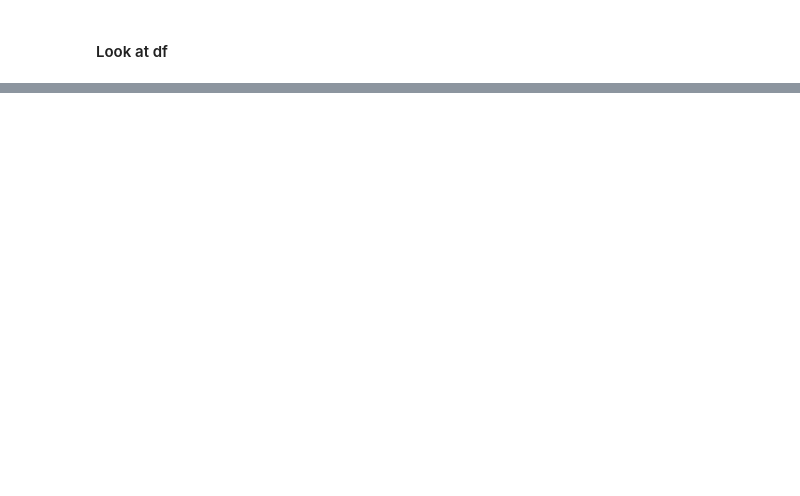
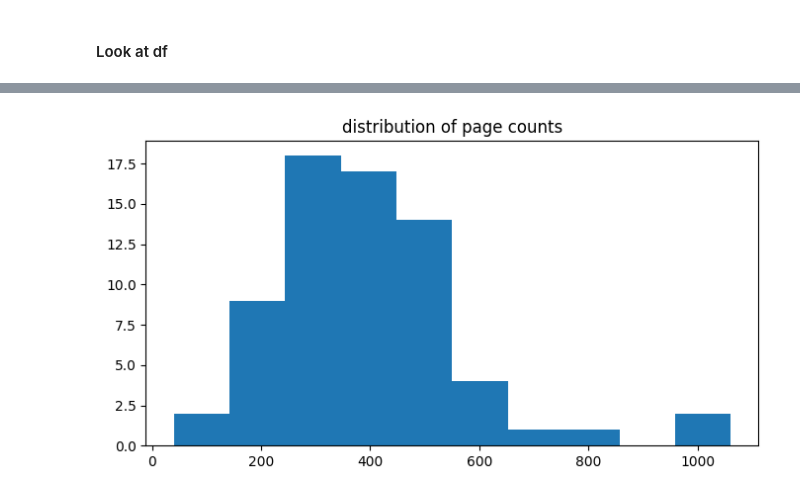
Before and after one commit to yulimkim1/Recommend_Book, a Jupyter notebook: notebooks/data_exploration.ipynb, the cells around one changed output, grey strips where cells are left out. Cells and saved outputs as stored; diff of their text form; code cells hidden in the pictures; blank space fills up the shorter version.

Commit message:
data exploration, files to get and cluster data

```diff
--- a/notebooks/data_exploration.ipynb
+++ b/notebooks/data_exploration.ipynb
@@ -14,7 +14,7 @@ API_KEY = os.getenv('GOOGLE_BOOKS_API_KEY')
 # %% [markdown]
 ### Get Sample of Books
 # %%
-def sample_book_data(genre, max_results=5):
+def sample_book_data(genre, max_results=10):
     """get a sample of books from google books api by genre"""
     url = "https://www.googleapis.com/books/v1/volumes"
     books = []
@@ -30,11 +30,14 @@ def sample_book_data(genre, max_results=5):
 
     for book in data.get("items", []):
         info = book.get("volumeInfo", {})
+        #print(info)
         book = {
             "title": info.get("title", "Unknown"),
             "authors": ", ".join(info.get("authors", ["Unknown"])),
+            "publisher": info.get("publisher", "Unknown"),
             "subject": genre,
             "categories": ", ".join(info.get("categories", ["Unknown"])),
+            "maturityRating": info.get("maturityRating", "Unknown"),
             "page_count": info.get("pageCount", 0),
             "average_rating": info.get("averageRating", 0),
             "ratings_count": info.get("ratingsCount", 0),
@@ -46,7 +49,7 @@ def sample_book_data(genre, max_results=5):
     return books
 # %%
 #get small sample across genres
-genres = ["fiction", "romance", "fanstasy", "historical fiction", "biography"]
+genres = ["fiction", "romance", "fanstasy", "historical fiction", "biography", "nonfiction", "mystery", "thriller"]
 all_books = []
 
 for genre in genres:
@@ -72,0 +144,10 @@ print((df[["page_count", "average_rating", "ratings_count"]] == 0).sum())
+# %%
+#remove 0 page counts
+df_clean = df[df["page_count"] > 0]
+
+plt.figure(figsize=(8, 4))
+plt.hist(df_clean["page_count"], bins=10)
+plt.title("distribution of page counts")
+plt.show()
+# %% [output]
+[figure, added]
```
Also changed, not shown: parts of 22 cells of this notebook, 9 other files.
